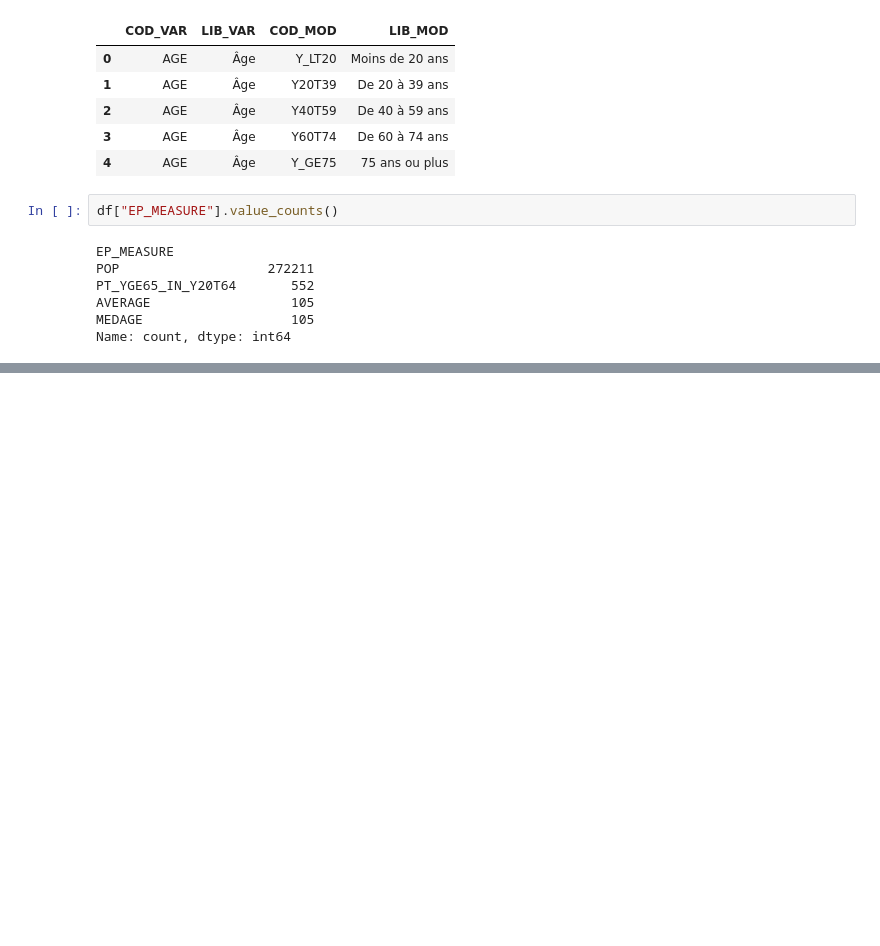
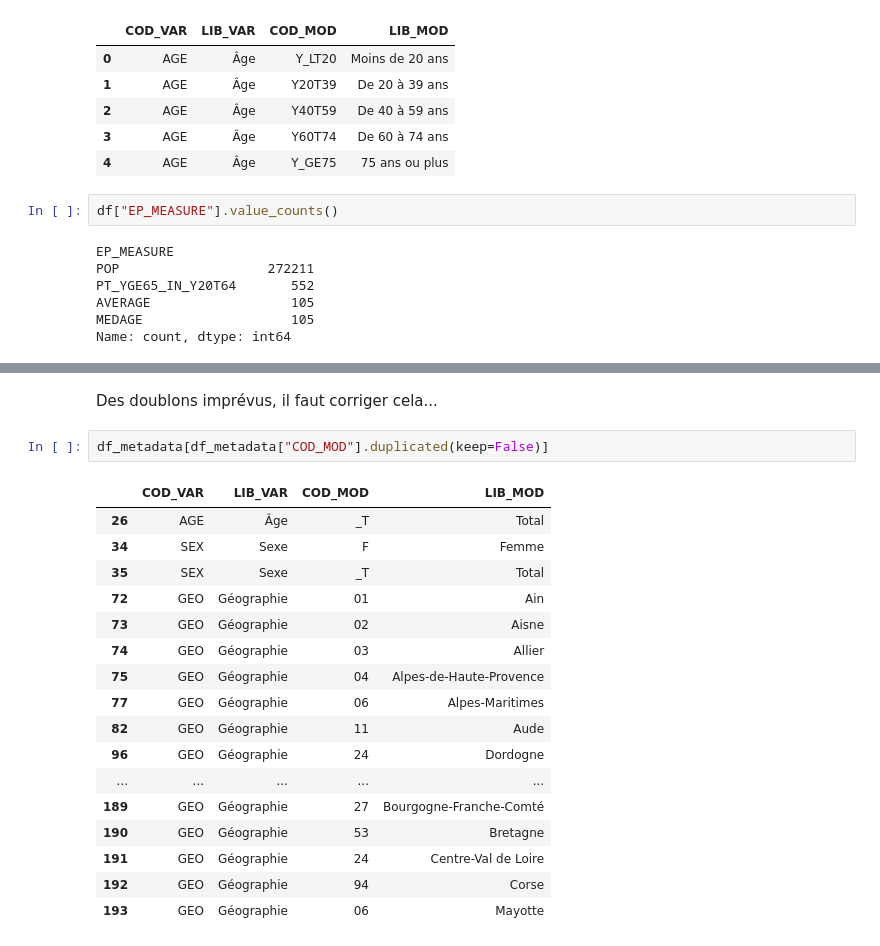
Before and after one commit to Mister-proust/Certification-bloc-1, a Jupyter notebook: Extraction/CSV/nettoyage_effectif_population.ipynb, the cells around one changed output, grey strips where cells are left out. Cells and saved outputs as stored; diff of their text form; blank space fills up the shorter version.

```diff
--- a/Extraction/CSV/nettoyage_effectif_population.ipynb
+++ b/Extraction/CSV/nettoyage_effectif_population.ipynb
@@ -58,0 +87,22 @@ Pour ces tables, nous aurons besoin de la table metadata afin de bien comprendre
+# %% [markdown]
+Des doublons imprévus, il faut corriger cela...
+# %%
+df_metadata[df_metadata["COD_MOD"].duplicated(keep=False)]
+# %% [output]
+|  | COD_VAR | LIB_VAR | COD_MOD | LIB_MOD |
+| 26 | AGE | Âge | _T | Total |
+| 34 | SEX | Sexe | F | Femme |
+| 35 | SEX | Sexe | _T | Total |
+| 72 | GEO | Géographie | 01 | Ain |
+| 73 | GEO | Géographie | 02 | Aisne |
+| 74 | GEO | Géographie | 03 | Allier |
+| 75 | GEO | Géographie | 04 | Alpes-de-Haute-Provence |
+| 77 | GEO | Géographie | 06 | Alpes-Maritimes |
+| 82 | GEO | Géographie | 11 | Aude |
+| 96 | GEO | Géographie | 24 | Dordogne |
+| ... | ... | ... | ... | ... |
+| 189 | GEO | Géographie | 27 | Bourgogne-Franche-Comté |
+| 190 | GEO | Géographie | 53 | Bretagne |
+| 191 | GEO | Géographie | 24 | Centre-Val de Loire |
+| 192 | GEO | Géographie | 94 | Corse |
+| 193 | GEO | Géographie | 06 | Mayotte |
```
Also changed, not shown: parts of 16 cells of this notebook, 1 other file.
